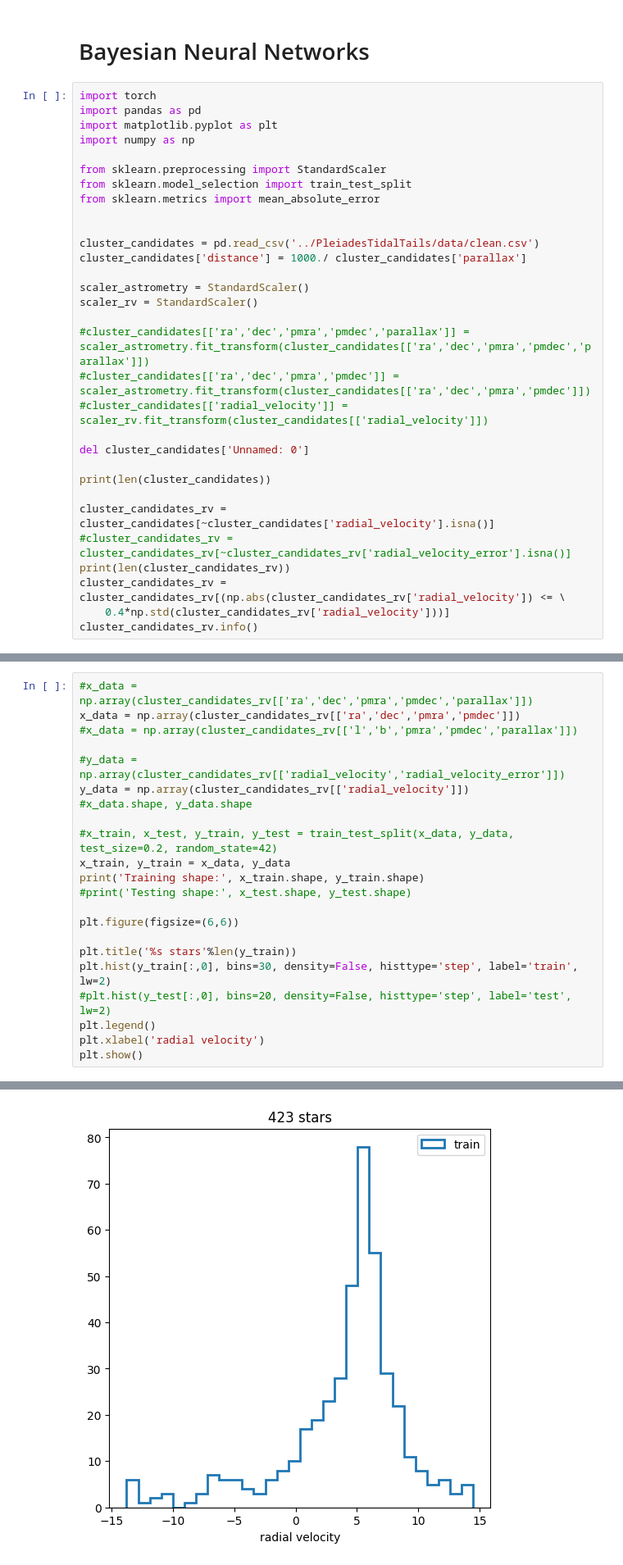
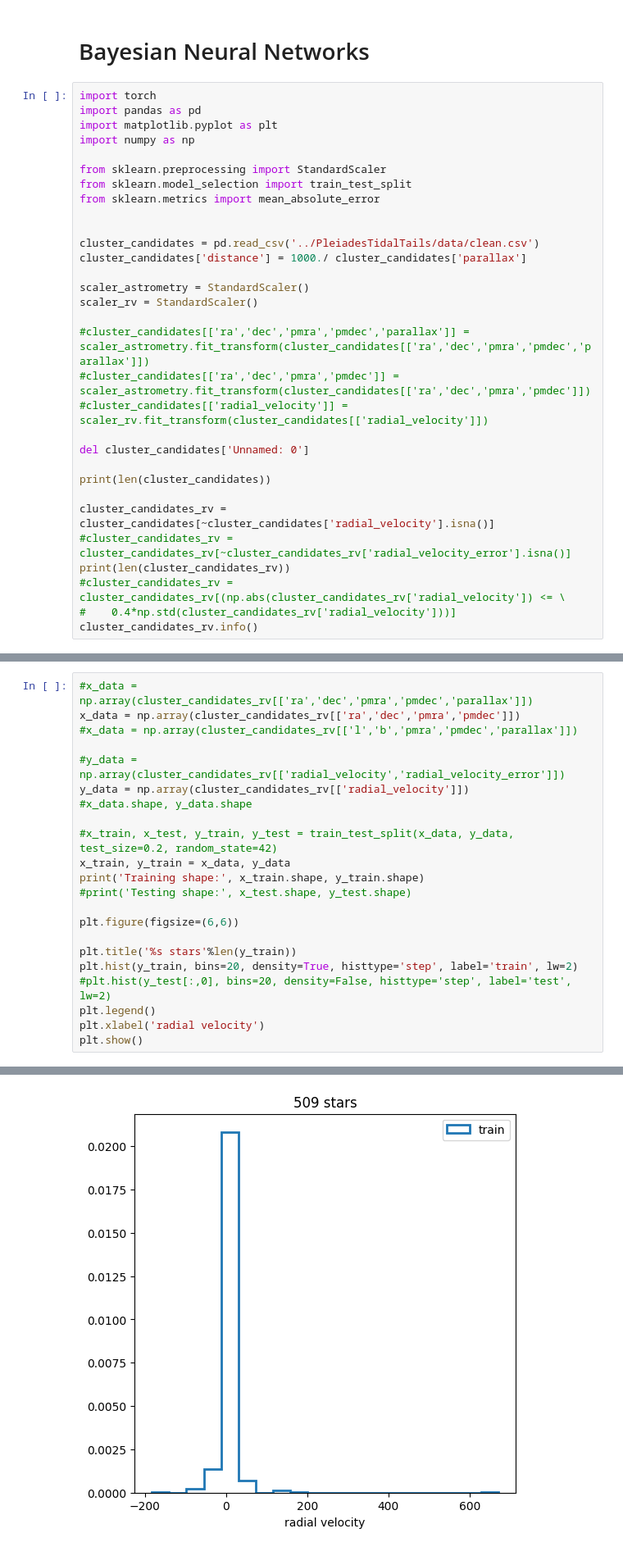
Before and after one commit to stevenalfonso/radial-velocity, a Jupyter notebook: rv_bayesian.ipynb, the cells around one changed output, grey strips where cells are left out. Shown at 82% size. Saved outputs shown, nothing was run; the diff lists cells and outputs as text.

```diff
--- a/rv_bayesian.ipynb
+++ b/rv_bayesian.ipynb
@@ -28,8 +28,8 @@ print(len(cluster_candidates))
 cluster_candidates_rv = cluster_candidates[~cluster_candidates['radial_velocity'].isna()]
 #cluster_candidates_rv = cluster_candidates_rv[~cluster_candidates_rv['radial_velocity_error'].isna()]
 print(len(cluster_candidates_rv))
-cluster_candidates_rv = cluster_candidates_rv[(np.abs(cluster_candidates_rv['radial_velocity']) <= \
-    0.4*np.std(cluster_candidates_rv['radial_velocity']))]
+#cluster_candidates_rv = cluster_candidates_rv[(np.abs(cluster_candidates_rv['radial_velocity']) <= \
+#    0.4*np.std(cluster_candidates_rv['radial_velocity']))]
 cluster_candidates_rv.info()
 # %% [output]
 1502
@@ -113,7 +111,7 @@ print('Training shape:', x_train.shape, y_train.shape)
 plt.figure(figsize=(6,6))
 
 plt.title('%s stars'%len(y_train))
-plt.hist(y_train[:,0], bins=30, density=False, histtype='step', label='train', lw=2)
+plt.hist(y_train, bins=20, density=True, histtype='step', label='train', lw=2)
 #plt.hist(y_test[:,0], bins=20, density=False, histtype='step', label='test', lw=2)
 plt.legend()
 plt.xlabel('radial velocity')
@@ -123,4 +121,4 @@ Training shape: (423, 4) (423, 1)
-[figure, old version]
+[figure, new version]
 # %%
 # import pyro
 # import pyro.distributions as dist
```
Also changed, not shown: parts of 13 cells of this notebook.
